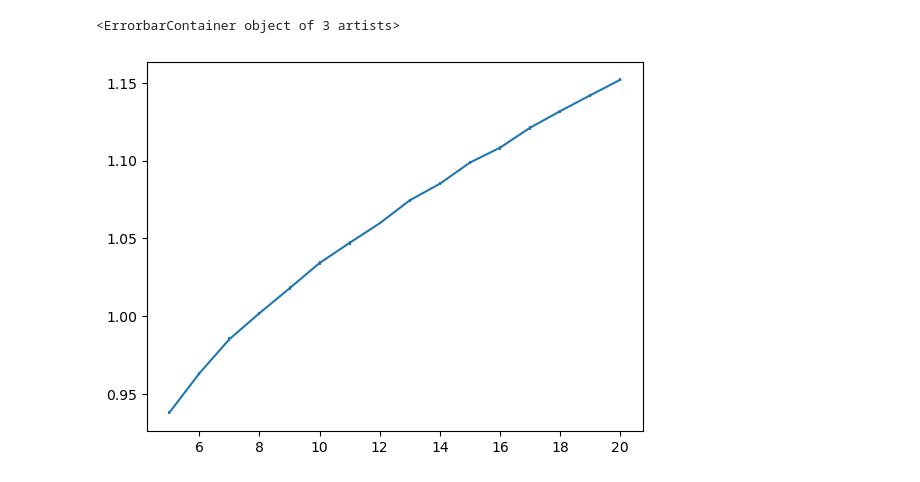
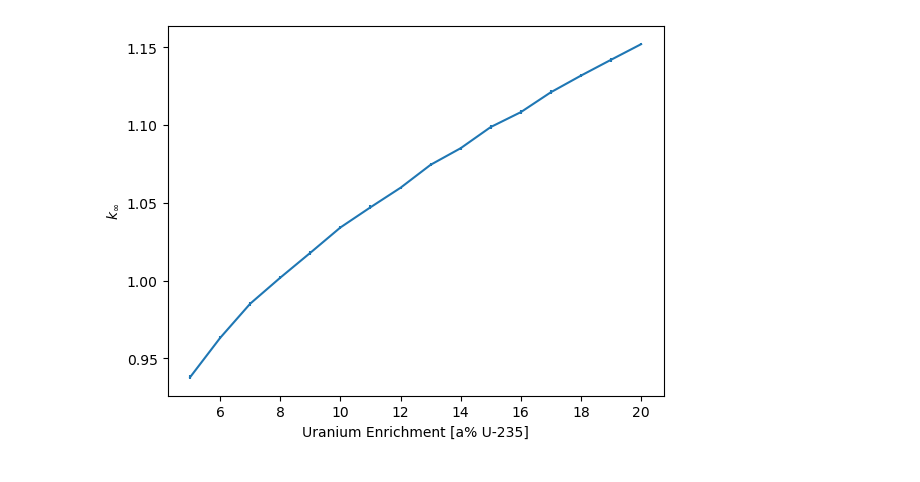
Before and after one commit to stu314159/purcell-bowman, a Jupyter notebook: BasicPebbleBedOptimization.ipynb, the cells around one changed output. Cells and saved outputs as stored; diff of their text form; code cells hidden in the pictures.

```diff
--- a/BasicPebbleBedOptimization.ipynb
+++ b/BasicPebbleBedOptimization.ipynb
@@ -123,7 +123,7 @@ for epi in erchPercent:
 
 
     #B9
-    num_threads_des = 36  # set as desired.  Can be useful to ensure you do not take over all the resources for a machine
+    num_threads_des = 136  # set as desired.  Can be useful to ensure you do not take over all the resources for a machine
     num_threads = min(os.cpu_count(),num_threads_des); # prevent asking for more threads than OMP_NUM_THREADS
 
     openmc.run(threads = num_threads, output=True)
@@ -152,9 +152,11 @@ for epi in erchPercent:
  Leakage Fraction            = 0.00000 +/- 0.00000
 # %%
 plt.errorbar(np.array(erchPercent), np.array(k_inf_erchPercent), np.array(kieP))
+plt.xlabel('Uranium Enrichment [a% U-235]')
+plt.ylabel('$k_\infty$')
+plt.savefig('fig1.png')
 # %% [output]
-<ErrorbarContainer object of 3 artists>
-[figure, old version]
+[figure, new version]
 # %%
 trisoPkFrac = range(30,60,2)
 erchPercent = .1975
```
Also changed, not shown: parts of 2 cells of this notebook, 19 other files.
